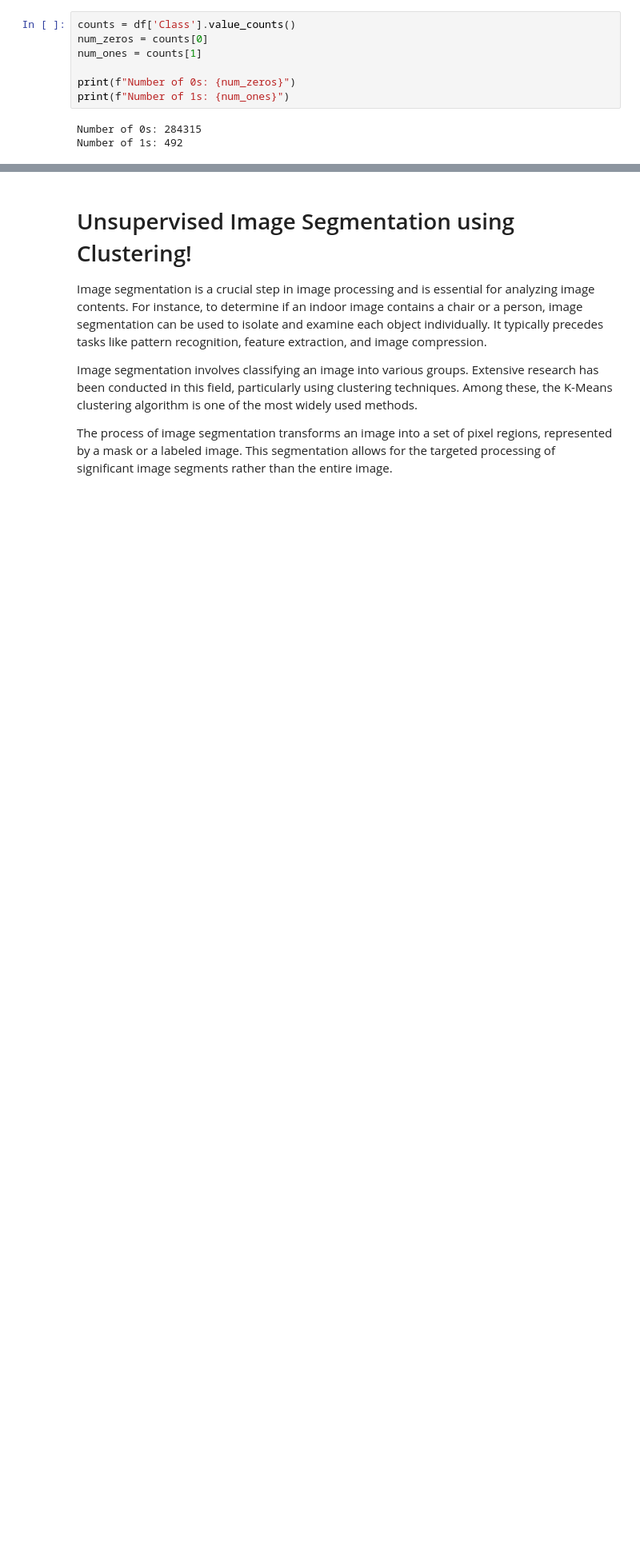
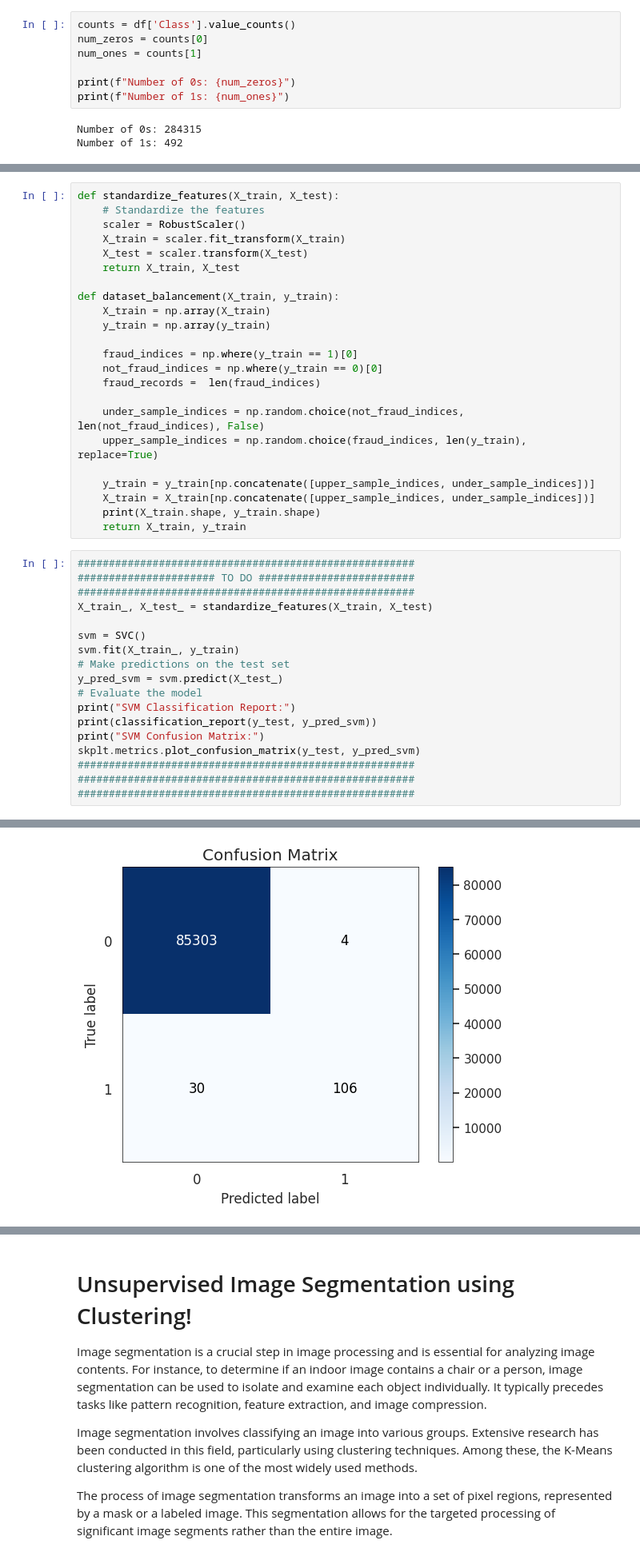
Before and after one commit to arsalanyavari/Sharif-University-ML-DL-RayanCourse_Assignments, a Jupyter notebook: Homework_1_Student_Version.ipynb, the cells around one changed output, grey strips where cells are left out. Shown: that part at 80% size. Drawn from its saved outputs; the diff is of its cells as text; blank space fills up the shorter version.

```diff
--- a/Homework_1_Student_Version.ipynb
+++ b/Homework_1_Student_Version.ipynb
@@ -587,0 +583,42 @@ SVM Confusion Matrix:
+# %%
+def standardize_features(X_train, X_test):
+    # Standardize the features
+    scaler = RobustScaler()
+    X_train = scaler.fit_transform(X_train)
+    X_test = scaler.transform(X_test)
+    return X_train, X_test
+
+def dataset_balancement(X_train, y_train):
+    X_train = np.array(X_train)
+    y_train = np.array(y_train)
+
+    fraud_indices = np.where(y_train == 1)[0]
+    not_fraud_indices = np.where(y_train == 0)[0]
+    fraud_records =  len(fraud_indices)
+
+    under_sample_indices = np.random.choice(not_fraud_indices, len(not_fraud_indices), False)
+    upper_sample_indices = np.random.choice(fraud_indices, len(y_train), replace=True)
+
+    y_train = y_train[np.concatenate([upper_sample_indices, under_sample_indices])]
+    X_train = X_train[np.concatenate([upper_sample_indices, under_sample_indices])]
+    print(X_train.shape, y_train.shape)
+    return X_train, y_train
+# %%
+######################################################
+###################### TO DO #########################
+######################################################
+X_train_, X_test_ = standardize_features(X_train, X_test)
+
+svm = SVC()
+svm.fit(X_train_, y_train)
+# Make predictions on the test set
+y_pred_svm = svm.predict(X_test_)
+# Evaluate the model
+print("SVM Classification Report:")
+print(classification_report(y_test, y_pred_svm))
+print("SVM Confusion Matrix:")
+skplt.metrics.plot_confusion_matrix(y_test, y_pred_svm)
+######################################################
+######################################################
+######################################################
+# %% [output]
@@ -587,0 +637 @@ SVM Confusion Matrix:
+[figure, added]
```
Also changed, not shown: parts of 17 cells of this notebook, 15 other files.
